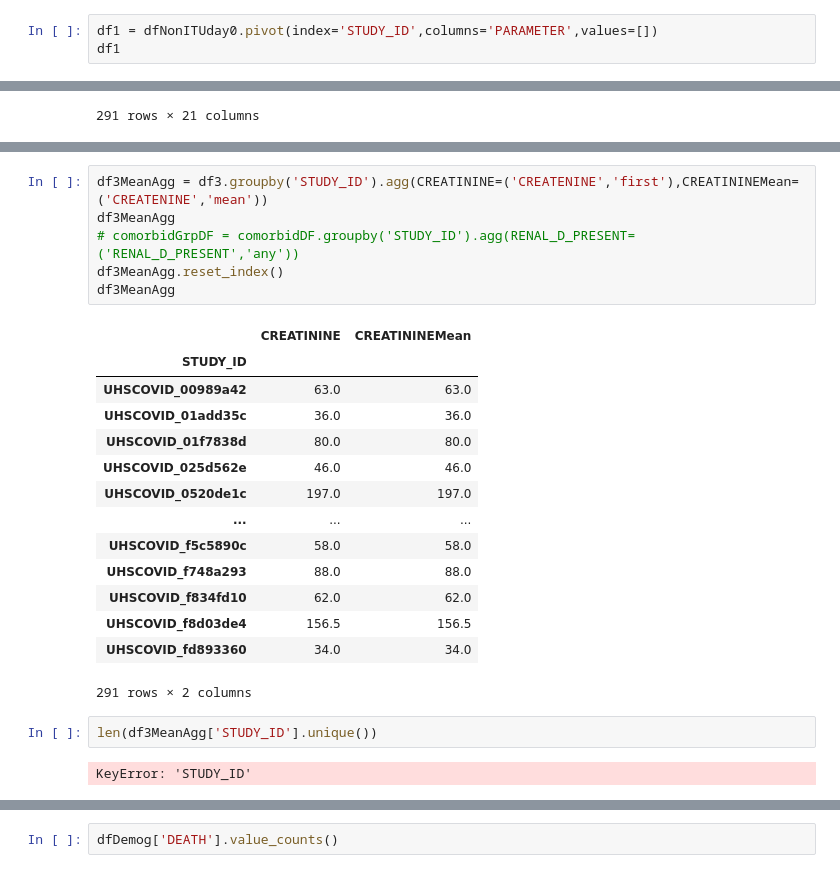
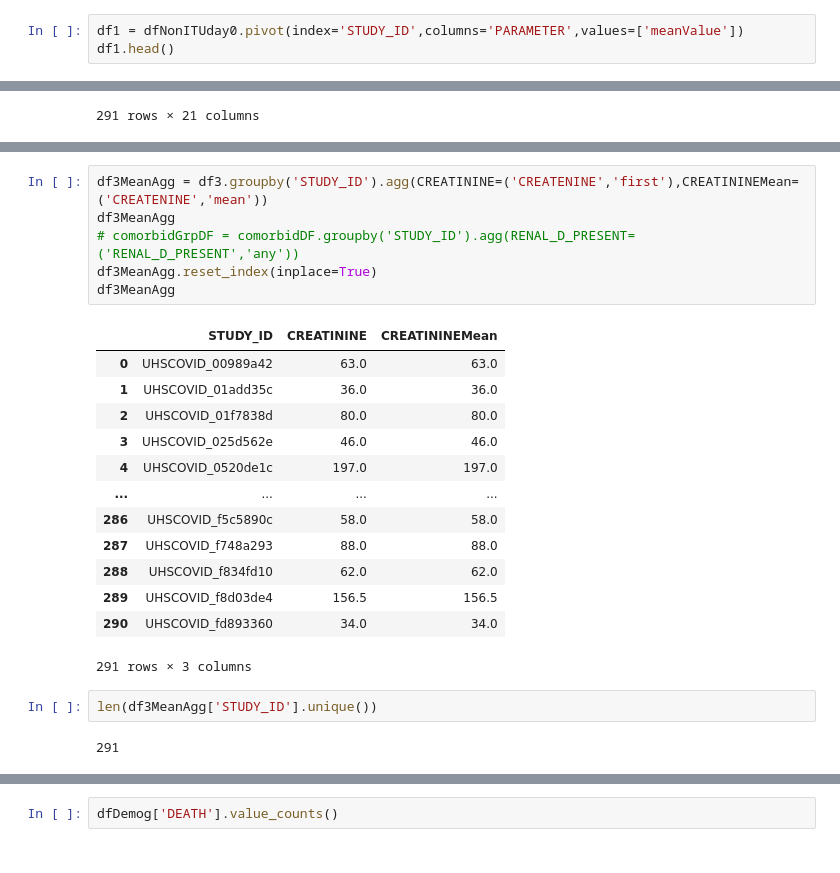
Before and after one commit to psuto/Covid19_Analysis_sh, a Jupyter notebook: src/data4causal_discovery/causality Non-ITU Data with Death as target_Day0_Adm.ipynb, the cells around one changed output, grey strips where cells are left out. Saved outputs shown, nothing was run; the diff lists cells and outputs as text.

```diff
--- a/src/data4causal_discovery/causality Non-ITU Data with Death as target_Day0_Adm.ipynb
+++ b/src/data4causal_discovery/causality Non-ITU Data with Death as target_Day0_Adm.ipynb
@@ -49,8 +49,8 @@ list(dfNonITUday0.columns)
  'DEATH',
  'DISCHARGED']
 # %%
-df1 = dfNonITUday0.pivot(index='STUDY_ID',columns='PARAMETER',values=[])
-df1
+df1 = dfNonITUday0.pivot(index='STUDY_ID',columns='PARAMETER',values=['meanValue'])
+df1.head()
 # %% [output]
 |  | meanValue |  |  |  |  |  |  |  |  | ... |
 | PARAMETER | ALT | AST | BILIRUBIN | CREATENINE | CRP | D_DIMER | EOSINOPHILS | FERRITIN | GLUCOSE | ... |
@@ -130,27 +112,26 @@ array([('meanValue', 'ALT'), ('meanValue', 'AST'),
 # %%
 df3MeanAgg = df3.groupby('STUDY_ID').agg(CREATININE=('CREATENINE','first'),CREATININEMean=('CREATENINE','mean'))
 df3MeanAgg
 # comorbidGrpDF = comorbidDF.groupby('STUDY_ID').agg(RENAL_D_PRESENT=('RENAL_D_PRESENT','any'))
-df3MeanAgg.reset_index()
+df3MeanAgg.reset_index(inplace=True)
 df3MeanAgg
 # %% [output]
-|  | CREATININE | CREATININEMean |
-| STUDY_ID |  |  |
-| UHSCOVID_00989a42 | 63.0 | 63.0 |
-| UHSCOVID_01add35c | 36.0 | 36.0 |
-| UHSCOVID_01f7838d | 80.0 | 80.0 |
-| UHSCOVID_025d562e | 46.0 | 46.0 |
-| UHSCOVID_0520de1c | 197.0 | 197.0 |
-| ... | ... | ... |
-| UHSCOVID_f5c5890c | 58.0 | 58.0 |
-| UHSCOVID_f748a293 | 88.0 | 88.0 |
-| UHSCOVID_f834fd10 | 62.0 | 62.0 |
-| UHSCOVID_f8d03de4 | 156.5 | 156.5 |
-| UHSCOVID_fd893360 | 34.0 | 34.0 |
+|  | STUDY_ID | CREATININE | CREATININEMean |
+| 0 | UHSCOVID_00989a42 | 63.0 | 63.0 |
+| 1 | UHSCOVID_01add35c | 36.0 | 36.0 |
+| 2 | UHSCOVID_01f7838d | 80.0 | 80.0 |
+| 3 | UHSCOVID_025d562e | 46.0 | 46.0 |
+| 4 | UHSCOVID_0520de1c | 197.0 | 197.0 |
+| ... | ... | ... | ... |
+| 286 | UHSCOVID_f5c5890c | 58.0 | 58.0 |
+| 287 | UHSCOVID_f748a293 | 88.0 | 88.0 |
+| 288 | UHSCOVID_f834fd10 | 62.0 | 62.0 |
+| 289 | UHSCOVID_f8d03de4 | 156.5 | 156.5 |
+| 290 | UHSCOVID_fd893360 | 34.0 | 34.0 |
-291 rows × 2 columns
+291 rows × 3 columns
 # %%
 len(df3MeanAgg['STUDY_ID'].unique())
 # %% [output]
-KeyError: 'STUDY_ID'
+291
 # %%
 dfNonITUday0.columns.values
```
Also changed, not shown: parts of 10 cells of this notebook, 2 other files.
